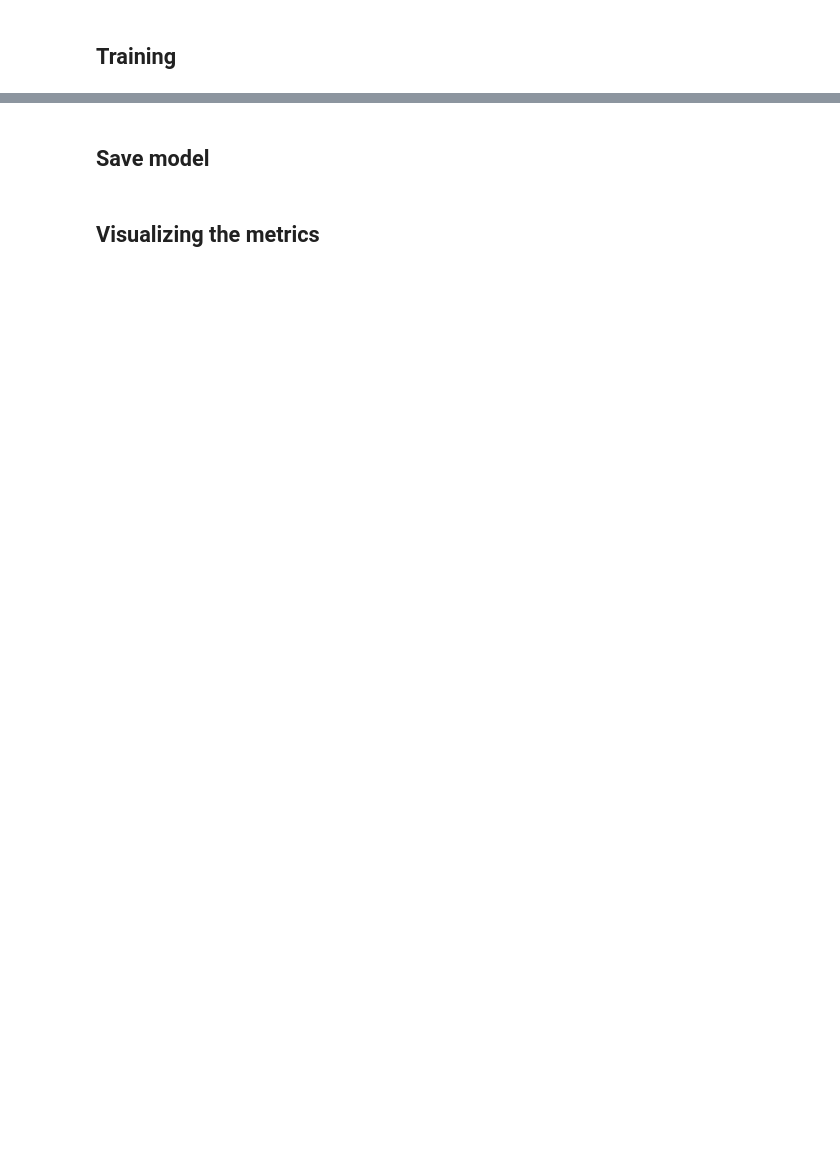
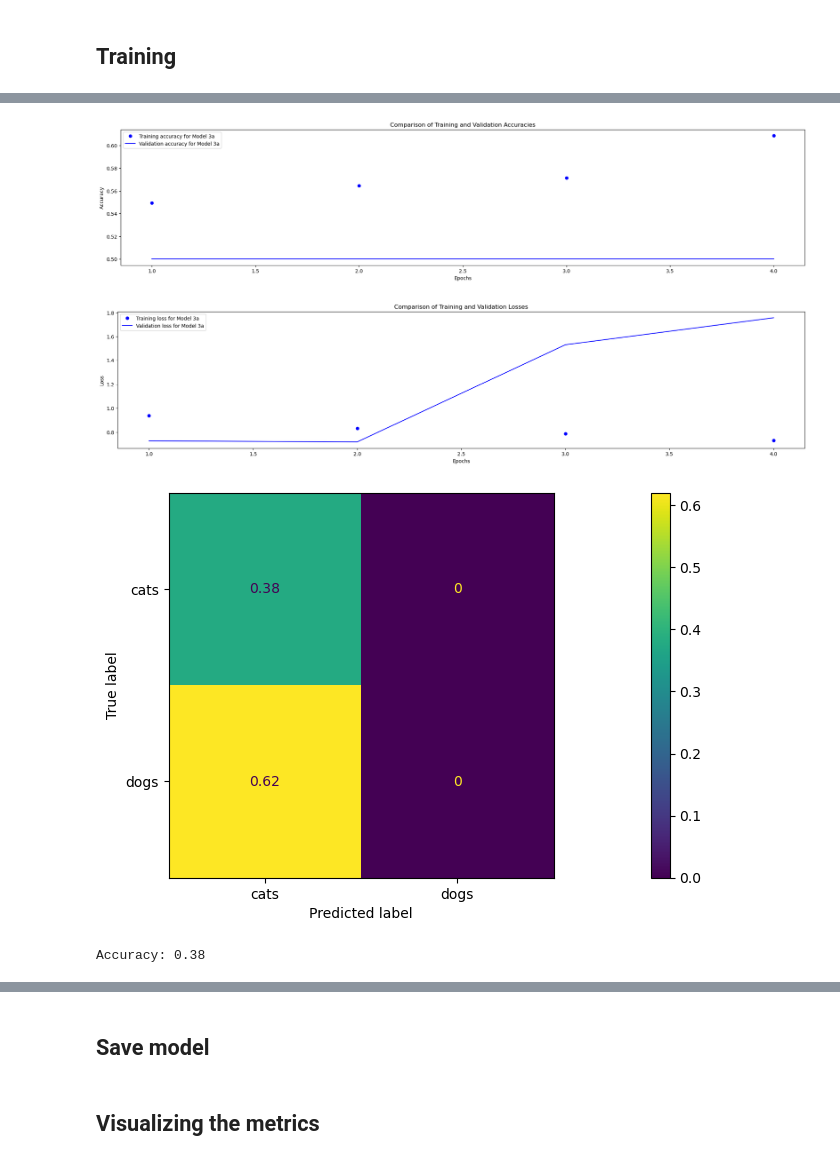
Before and after one commit to lursz/DeepNeuralNetworks, a Jupyter notebook: 4_CNN_Generalization_&_Augumentation/4_Ex_CNN_Generalization_&_Augumentation.ipynb, the cells around one changed output, grey strips where cells are left out. Saved outputs shown, nothing was run; the diff lists cells and outputs as text; code cells hidden in the pictures; blank space fills up the shorter version.

```diff
--- a/4_CNN_Generalization_&_Augumentation/4_Ex_CNN_Generalization_&_Augumentation.ipynb
+++ b/4_CNN_Generalization_&_Augumentation/4_Ex_CNN_Generalization_&_Augumentation.ipynb
@@ -335,36 +389,36 @@ Trainable params: 520897 (1.99 MB)
 Non-trainable params: 896 (3.50 KB)
 _________________________________________________________________
 # %%
-model3 = models.Sequential(
+model3_a = models.Sequential(
     [
         layers.Conv2D(32, (3, 3), activation='relu', input_shape=(img_rows, img_cols, 3)),
+        layers.Conv2D(64, (3, 3), activation='relu'),
+        layers.Conv2D(64, (3, 3), activation='relu'),
         layers.MaxPooling2D((2, 2)),
         layers.Conv2D(64, (3, 3), activation='relu'),
         layers.BatchNormalization(),
-        layers.Dropout(0.2),
         layers.MaxPooling2D((2, 2)),
         layers.Conv2D(128, (3, 3), activation='relu'),
         layers.BatchNormalization(),
         layers.Dropout(0.2),
         layers.MaxPooling2D((2, 2)),
-        layers.Conv2D(128, (3, 3), activation='relu'),
+        layers.Conv2D(256, (3, 3), activation='relu'),
         layers.BatchNormalization(),
         layers.Dropout(0.2),
         layers.MaxPooling2D((2, 2)),
-        layers.Conv2D(128, (3, 3), activation='relu'),
+        layers.Conv2D(256, (3, 3), activation='relu'),
         layers.BatchNormalization(),
-        layers.Dropout(0.3),
         layers.MaxPooling2D((2, 2)),
         layers.Flatten(),
-        layers.Dropout(0.2),
+        layers.Dropout(0.4),
         layers.Dense(256, activation='relu'),
         layers.Dense(1, activation='sigmoid')
     ]
 )
 
-model3.compile(loss='binary_crossentropy',
+model3_a.compile(loss='binary_crossentropy',
                 optimizer=tf.keras.optimizers.Adam(learning_rate=1e-4),
                 metrics=['acc'])
 
-model3.summary()
+model3_a.summary()
 # %% [output]
@@ -585,5 +640,5 @@ Epoch 5/5
 # %%
-history4 = model4.fit(
+history3_a = model3_a.fit(
         train_generator,
         steps_per_epoch=100,
         epochs=epochs_count,
@@ -608 +658,10 @@ Epoch 5/5
+# %%
+plot_accuracy_comparison(history3_a, labels=['Model 3a'])
+plot_loss_comparison(history3_a, labels=['Model 3a'])
+plot_confusion_matrix(model3_a, validation_generator, 100)
+# %% [output]
+[figure, added]
+[figure, added]
+[figure, added]
+Accuracy: 0.38
 # %%
```
Also changed, not shown: parts of 78 cells of this notebook.
